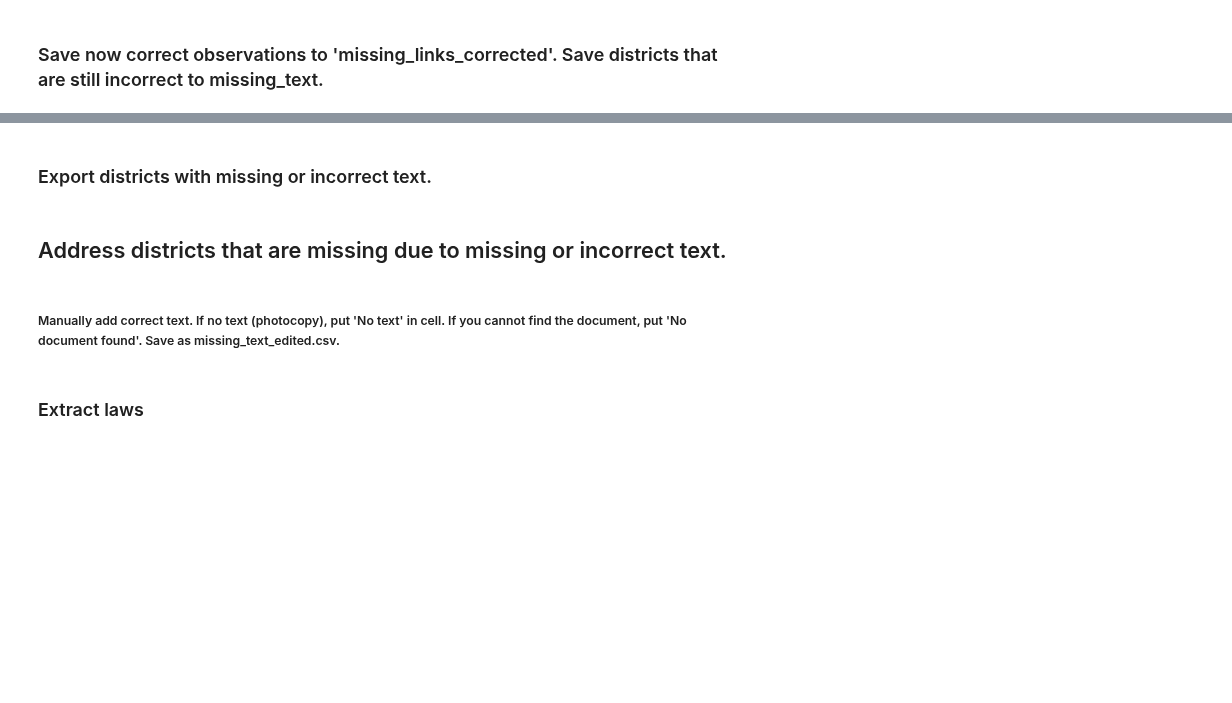
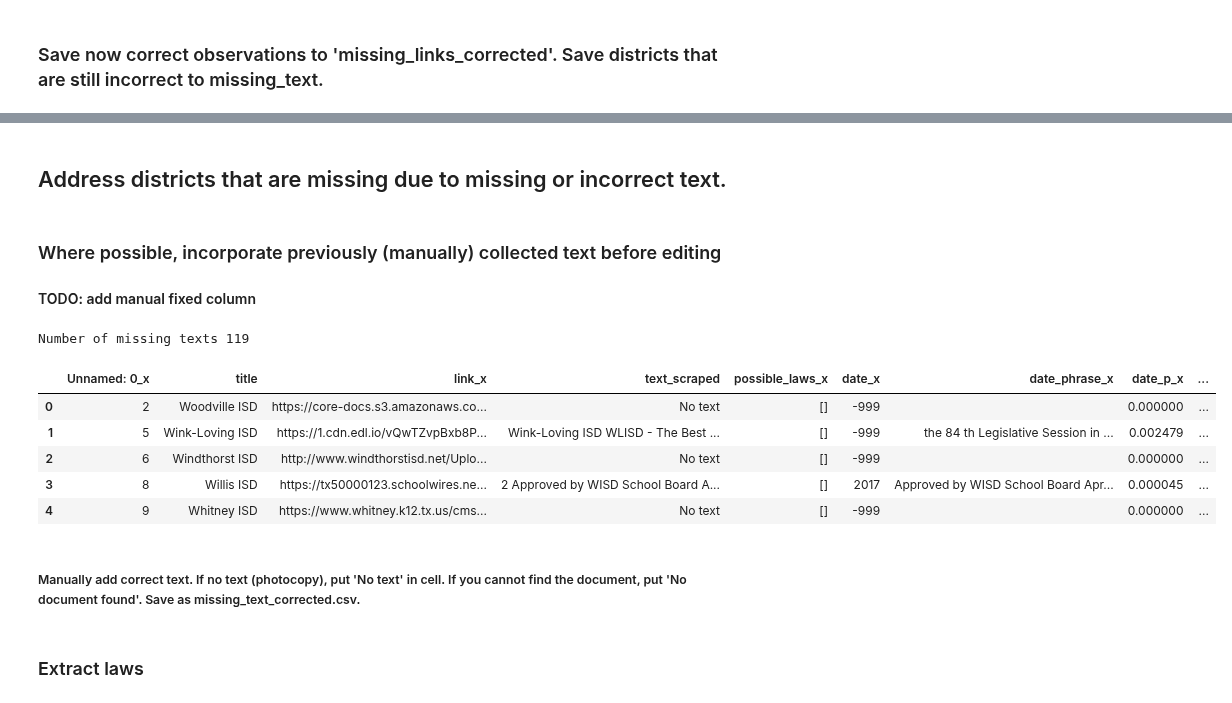
Before and after one commit to KylieLAnglin/dofis, a Jupyter notebook: data_from_plans/08_address_missing_plans.ipynb, the cells around one changed output, grey strips where cells are left out. Cells and saved outputs as stored; diff of their text form; code cells hidden in the pictures; blank space fills up the shorter version.

```diff
--- a/data_from_plans/08_address_missing_plans.ipynb
+++ b/data_from_plans/08_address_missing_plans.ipynb
@@ -211,2 +213,0 @@ We have added 30 districts.
-# %% [markdown]
-### Export districts with missing or incorrect text.
@@ -215,7 +214,27 @@ missing_text.to_csv(os.path.join(data_path, 'missing_text.csv'))
 # %% [markdown]
 ## Address districts that are missing due to missing or incorrect text.
+# %% [markdown]
+### Where possible, incorporate previously (manually) collected text before editing
+#### TODO: add manual fixed column
+# %%
+missing_text_new = missing_text.rename({'text': 'text_scraped'}, axis = 'columns')
+missing_text_old = pd.read_csv(os.path.join(data_path, 'missing_text_corrected.csv'), encoding='latin-1')
+missing_text_old = missing_links.rename({'text': 'text_manual'}, axis = 'columns')
+missing_text = missing_text_new.merge(missing_text_old, how = 'left', left_on = 'title', right_on = 'title')
+print("Number of missing texts", len(missing_text))
+missing_text['text'] = missing_text.text_manual
+missing_text['text'] = missing_text['text'].fillna(missing_text['text_scraped'])
+missing_text.to_csv(os.path.join(data_path, 'missing_text.csv'))
+# %% [output]
+Number of missing texts 119
+|  | Unnamed: 0_x | title | link_x | text_scraped | possible_laws_x | date_x | date_phrase_x | date_p_x | ... |
+| 0 | 2 | Woodville ISD | https://core-docs.s3.amazonaws.co... | No text | [] | -999 |  | 0.000000 | ... |
+| 1 | 5 | Wink-Loving ISD | https://1.cdn.edl.io/vQwTZvpBxb8P... | Wink-Loving ISD WLISD - The Best ... | [] | -999 | the 84 th Legislative Session in ... | 0.002479 | ... |
+| 2 | 6 | Windthorst ISD | http://www.windthorstisd.net/Uplo... | No text | [] | -999 |  | 0.000000 | ... |
+| 3 | 8 | Willis ISD | https://tx50000123.schoolwires.ne... | 2 Approved by WISD School Board A... | [] | 2017 | Approved by WISD School Board Apr... | 0.000045 | ... |
+| 4 | 9 | Whitney ISD | https://www.whitney.k12.tx.us/cms... | No text | [] | -999 |  | 0.000000 | ... |
 # %% [markdown]
-##### Manually add correct text. If no text (photocopy), put 'No text' in cell. If you cannot find the document, put 'No document found'. Save as missing_text_edited.csv.
+##### Manually add correct text. If no text (photocopy), put 'No text' in cell. If you cannot find the document, put 'No document found'. Save as missing_text_corrected.csv.
 # %%
 missing_texts = pd.read_csv(os.path.join(data_path, 'missing_text_corrected.csv'))
 # %% [markdown]
```
Also changed, not shown: parts of 25 cells of this notebook, 4 other files.
